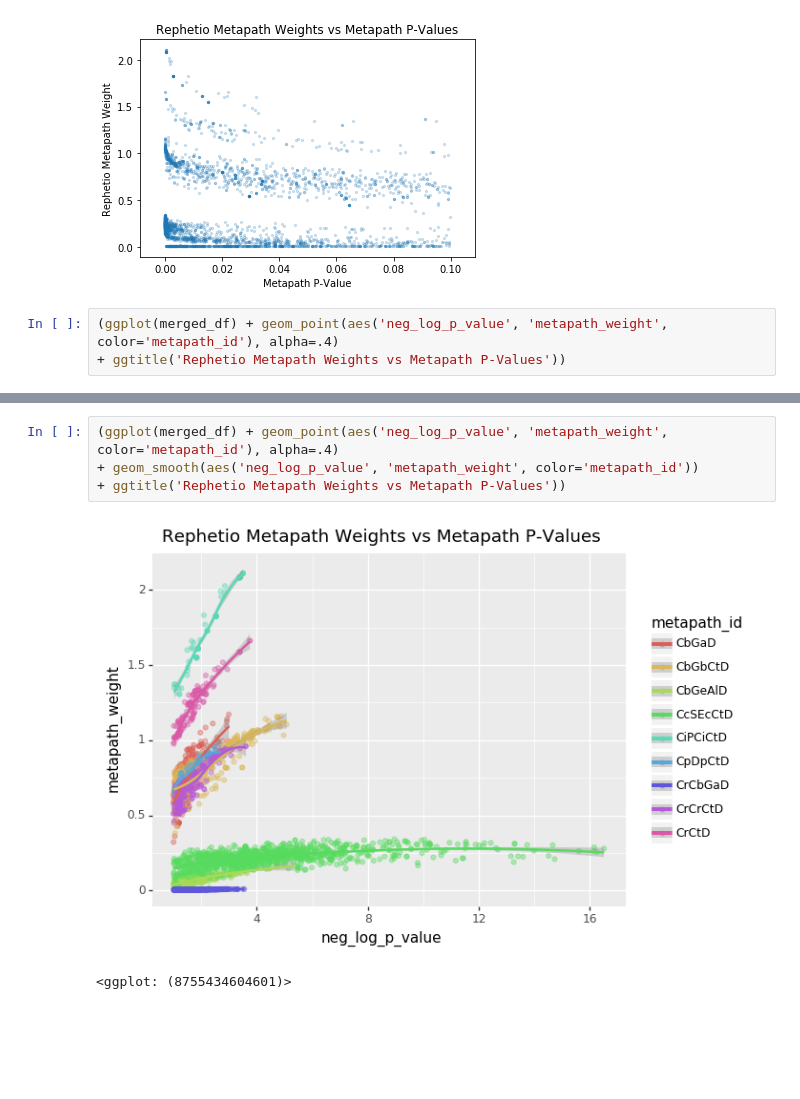
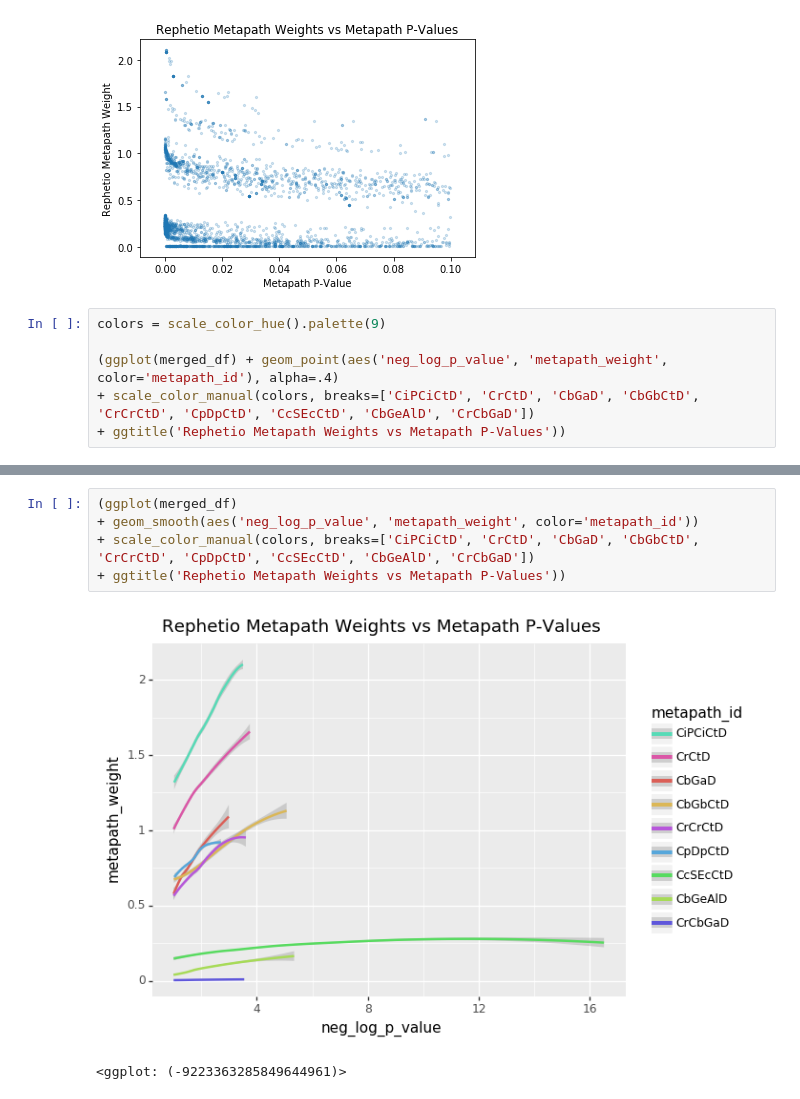
Before and after one commit to greenelab/connectivity-search-analyses, a Jupyter notebook: explore/metapath_rank_comparison.ipynb, the cells around one changed output, grey strips where cells are left out. Saved outputs shown, nothing was run; the diff lists cells and outputs as text; blank space fills up the shorter version.

Commit message:
Reordered plot legends to coincide with the vertical ordering of the figures

```diff
--- a/explore/metapath_rank_comparison.ipynb
+++ b/explore/metapath_rank_comparison.ipynb
@@ -145,6 +145,9 @@ plt.ylabel('Rephetio Metapath Weight')
 Text(0, 0.5, 'Rephetio Metapath Weight')
 [figure]
 # %%
+colors = scale_color_hue().palette(9)
+
 (ggplot(merged_df) + geom_point(aes('neg_log_p_value', 'metapath_weight', color='metapath_id'), alpha=.4)
++ scale_color_manual(colors, breaks=['CiPCiCtD', 'CrCtD', 'CbGaD', 'CbGbCtD', 'CrCrCtD', 'CpDpCtD', 'CcSEcCtD', 'CbGeAlD', 'CrCbGaD'])
 + ggtitle('Rephetio Metapath Weights vs Metapath P-Values'))
 # %% [output]
@@ -153,7 +156,8 @@ Text(0, 0.5, 'Rephetio Metapath Weight')
 # %%
-(ggplot(merged_df) + geom_point(aes('neg_log_p_value', 'metapath_weight', color='metapath_id'), alpha=.4)
+(ggplot(merged_df)
 + geom_smooth(aes('neg_log_p_value', 'metapath_weight', color='metapath_id'))
++ scale_color_manual(colors, breaks=['CiPCiCtD', 'CrCtD', 'CbGaD', 'CbGbCtD', 'CrCrCtD', 'CpDpCtD', 'CcSEcCtD', 'CbGeAlD', 'CrCbGaD'])
 + ggtitle('Rephetio Metapath Weights vs Metapath P-Values'))
 # %% [output]
-[figure, old version]
+[figure, new version]
-<ggplot: (8755434604601)>
+<ggplot: (-9223363285849644961)>
```
Also changed, not shown: parts of 1 cell of this notebook.
